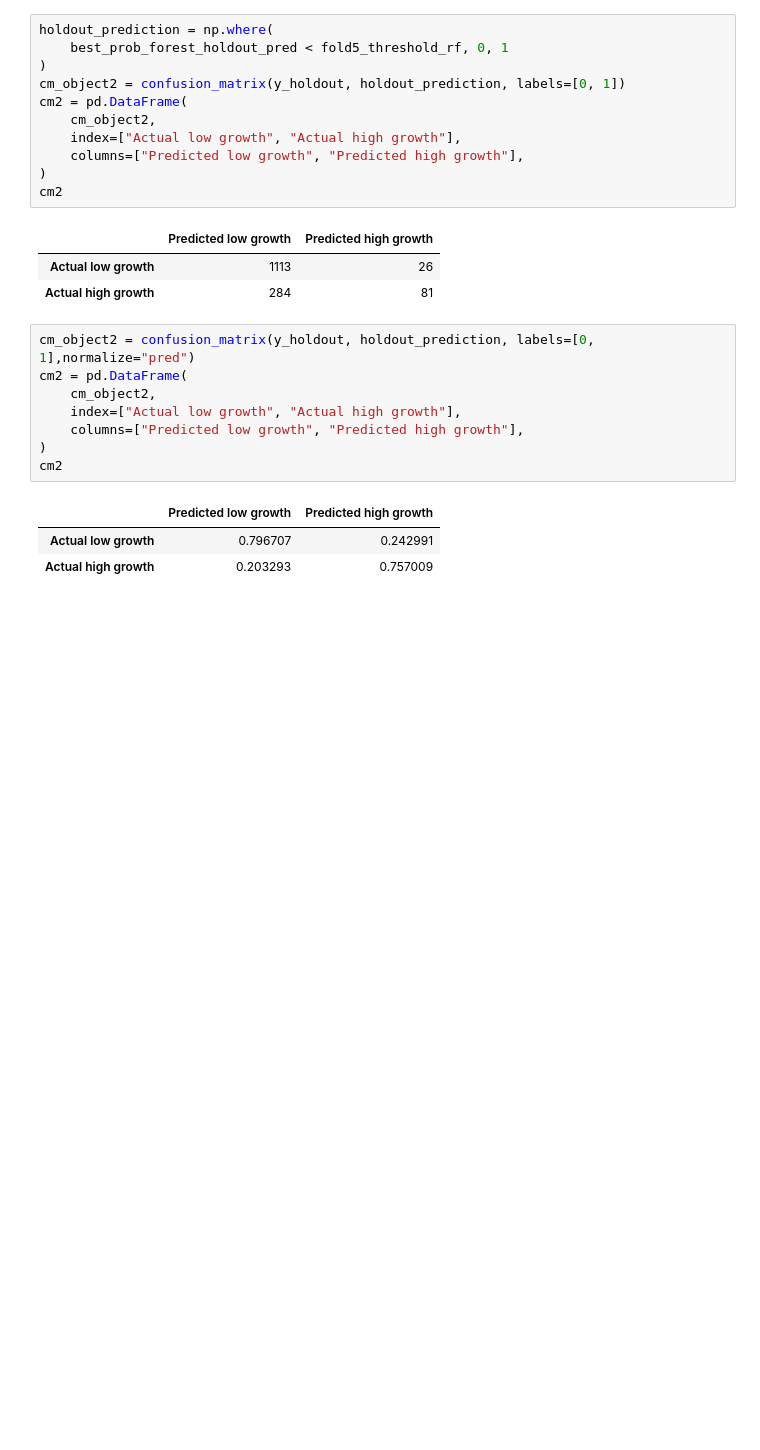
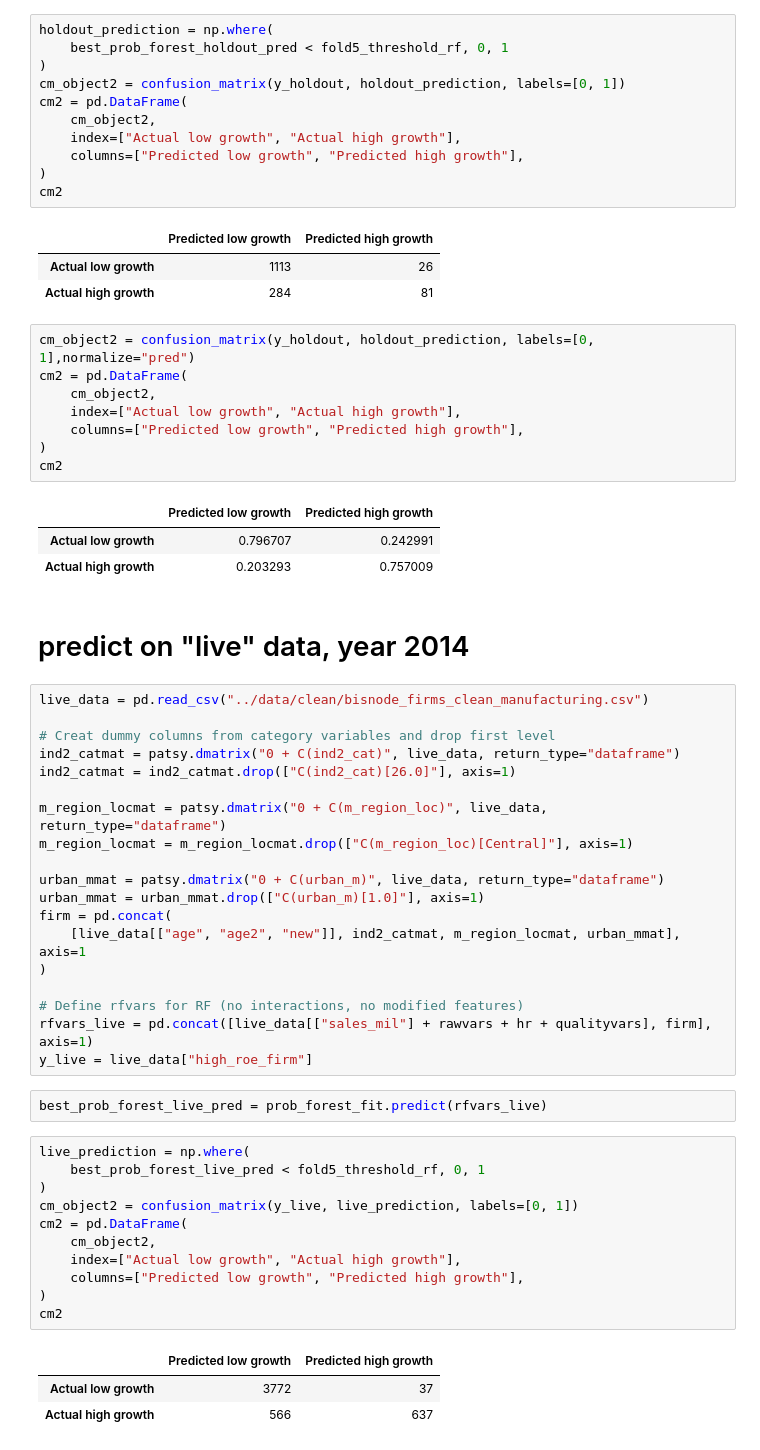
Before and after one commit to adamvig96/Prediction-with-Machine-Learning-for-Economists, a Jupyter notebook: Assignment-3/code/predict-roe-manuf.ipynb, the cells around one changed output. Cells and saved outputs as stored; diff of their text form; blank space fills up the shorter version.

Commit message:
add 2014 investment return estimate

```diff
--- a/Assignment-3/code/predict-roe-manuf.ipynb
+++ b/Assignment-3/code/predict-roe-manuf.ipynb
@@ -1206,3 +1206,41 @@ cm2
 |  | Predicted low growth | Predicted high growth |
 | Actual low growth | 0.796707 | 0.242991 |
 | Actual high growth | 0.203293 | 0.757009 |
+# %% [markdown]
+# predict on "live" data, year 2014
+# %%
+live_data = pd.read_csv("../data/clean/bisnode_firms_clean_manufacturing.csv")
+
+# Creat dummy columns from category variables and drop first level
+ind2_catmat = patsy.dmatrix("0 + C(ind2_cat)", live_data, return_type="dataframe")
+ind2_catmat = ind2_catmat.drop(["C(ind2_cat)[26.0]"], axis=1)
+
+m_region_locmat = patsy.dmatrix("0 + C(m_region_loc)", live_data, return_type="dataframe")
+m_region_locmat = m_region_locmat.drop(["C(m_region_loc)[Central]"], axis=1)
+
+urban_mmat = patsy.dmatrix("0 + C(urban_m)", live_data, return_type="dataframe")
+urban_mmat = urban_mmat.drop(["C(urban_m)[1.0]"], axis=1)
+firm = pd.concat(
+    [live_data[["age", "age2", "new"]], ind2_catmat, m_region_locmat, urban_mmat], axis=1
+)
+
+# Define rfvars for RF (no interactions, no modified features)
+rfvars_live = pd.concat([live_data[["sales_mil"] + rawvars + hr + qualityvars], firm], axis=1)
+y_live = live_data["high_roe_firm"]
+# %%
+best_prob_forest_live_pred = prob_forest_fit.predict(rfvars_live)
+# %%
+live_prediction = np.where(
+    best_prob_forest_live_pred < fold5_threshold_rf, 0, 1
+)
+cm_object2 = confusion_matrix(y_live, live_prediction, labels=[0, 1])
+cm2 = pd.DataFrame(
+    cm_object2,
+    index=["Actual low growth", "Actual high growth"],
+    columns=["Predicted low growth", "Predicted high growth"],
+)
+cm2
+# %% [output]
+|  | Predicted low growth | Predicted high growth |
+| Actual low growth | 3772 | 37 |
+| Actual high growth | 566 | 637 |
```
Also changed, not shown: parts of 6 cells of this notebook, 2 other files.
